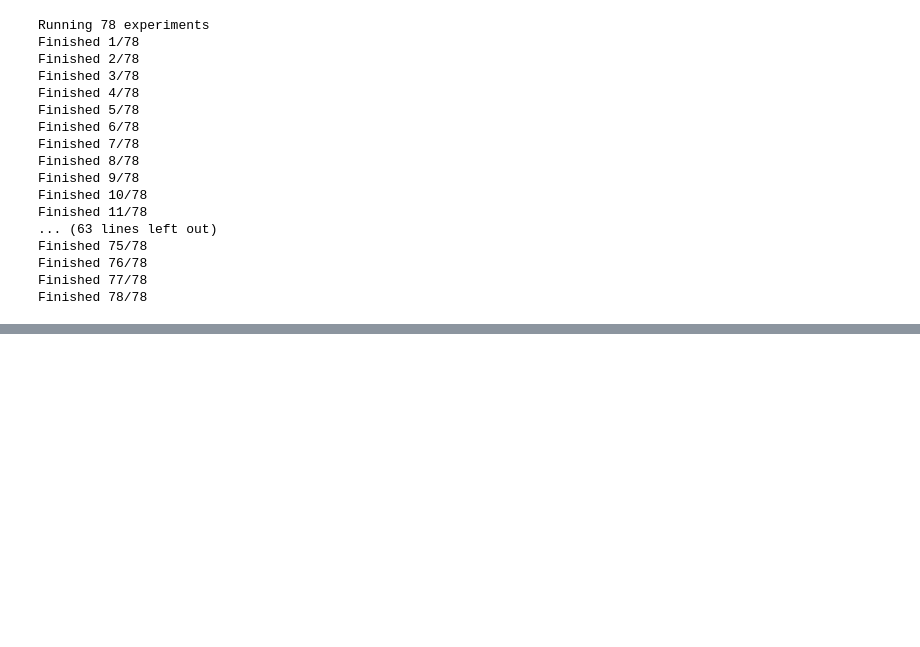
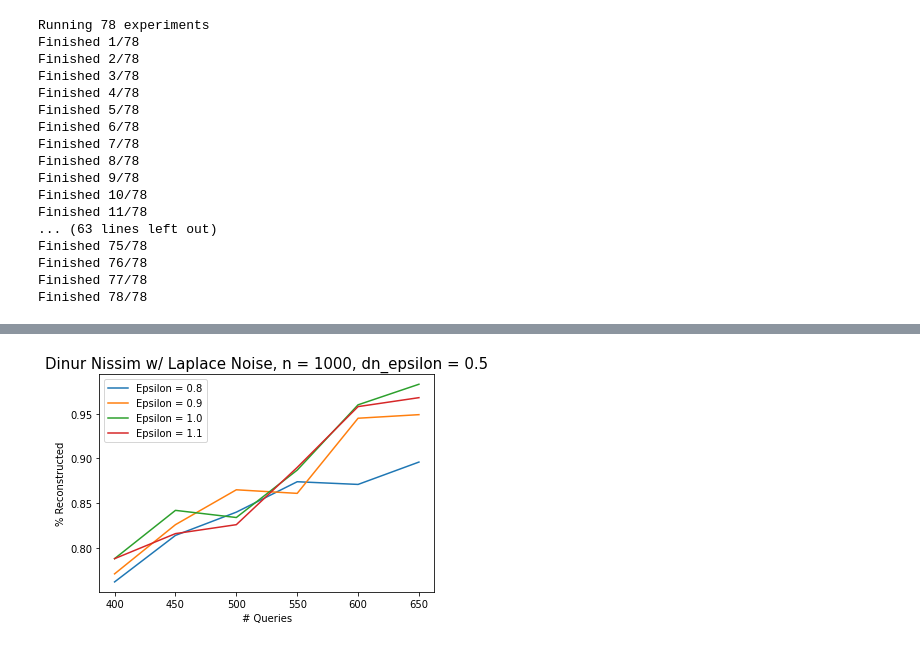
Before and after one commit to mgul999/cs226finalproject, a Jupyter notebook: 226 final project.ipynb, the cells around one changed output, grey strips where cells are left out. Cells and saved outputs as stored; diff of their text form; code cells hidden in the pictures; blank space fills up the shorter version.

```diff
--- a/226 final project.ipynb
+++ b/226 final project.ipynb
@@ -243,0 +303,4 @@ at_600.plot(x="epsilon", y=["percent_reconstructed"],
+# %%
+plot_t_multiple_eps(r, epss=[.1*y for y in range(8, 12)])
+# %% [output]
+[figure, added]
```
Also changed, not shown: parts of 14 cells of this notebook.
